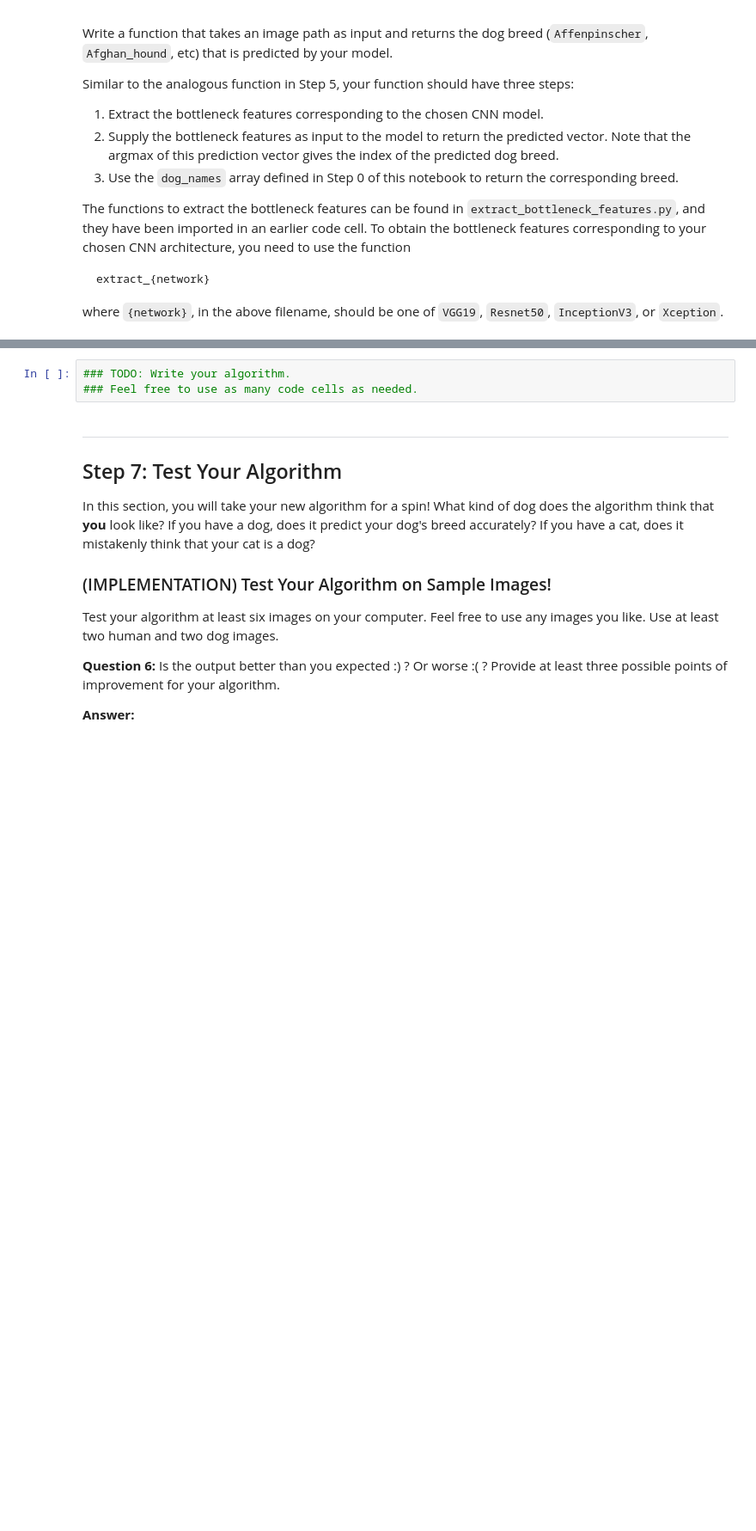
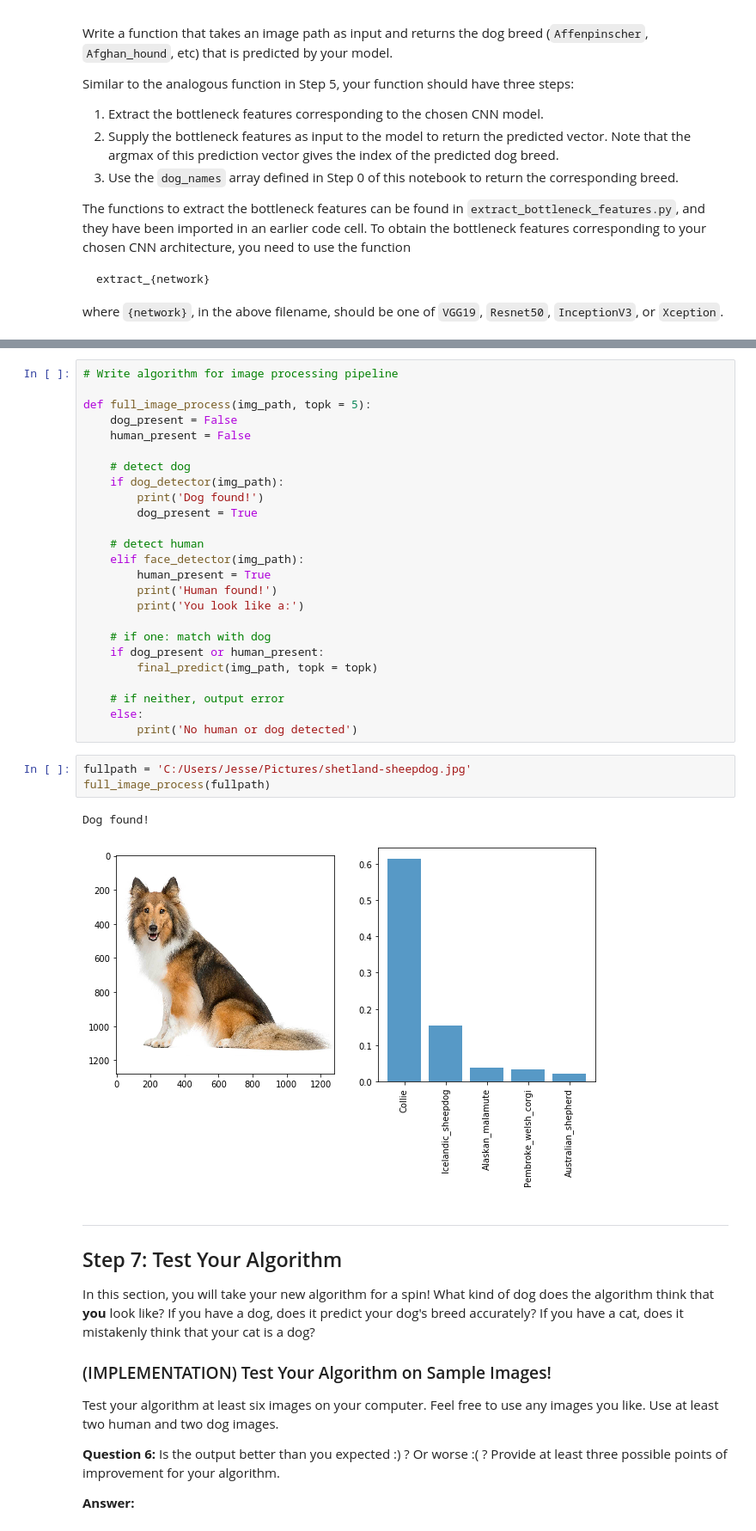
Before and after one commit to jfreds91/DSND_t2_capstone, a Jupyter notebook: dog_app.ipynb, the cells around one changed output, grey strips where cells are left out. Shown at 86% size. Saved outputs shown, nothing was run; the diff lists cells and outputs as text; blank space fills up the shorter version.

```diff
--- a/dog_app.ipynb
+++ b/dog_app.ipynb
@@ -1180,9 +1188,37 @@ Some sample output for our algorithm is provided below, but feel free to design
 
 
 ### (IMPLEMENTATION) Write your Algorithm
-# %%
-### TODO: Write your algorithm.
-### Feel free to use as many code cells as needed.
+# %%
+# Write algorithm for image processing pipeline
+
+def full_image_process(img_path, topk = 5):
+    dog_present = False
+    human_present = False
+
+    # detect dog
+    if dog_detector(img_path):
+        print('Dog found!')
+        dog_present = True
+
+    # detect human
+    elif face_detector(img_path):
+        human_present = True
+        print('Human found!')
+        print('You look like a:')
+
+    # if one: match with dog
+    if dog_present or human_present:
+        final_predict(img_path, topk = topk)
+
+    # if neither, output error
+    else:
+        print('No human or dog detected')
+# %%
+fullpath = 'C:/Users/Jesse/Pictures/shetland-sheepdog.jpg'
+full_image_process(fullpath)
+# %% [output]
+Dog found!
+[figure, added]
 # %% [markdown]
 ---
 <a id='step7'></a>
```
Also changed, not shown: parts of 11 cells of this notebook, 1 other file.
